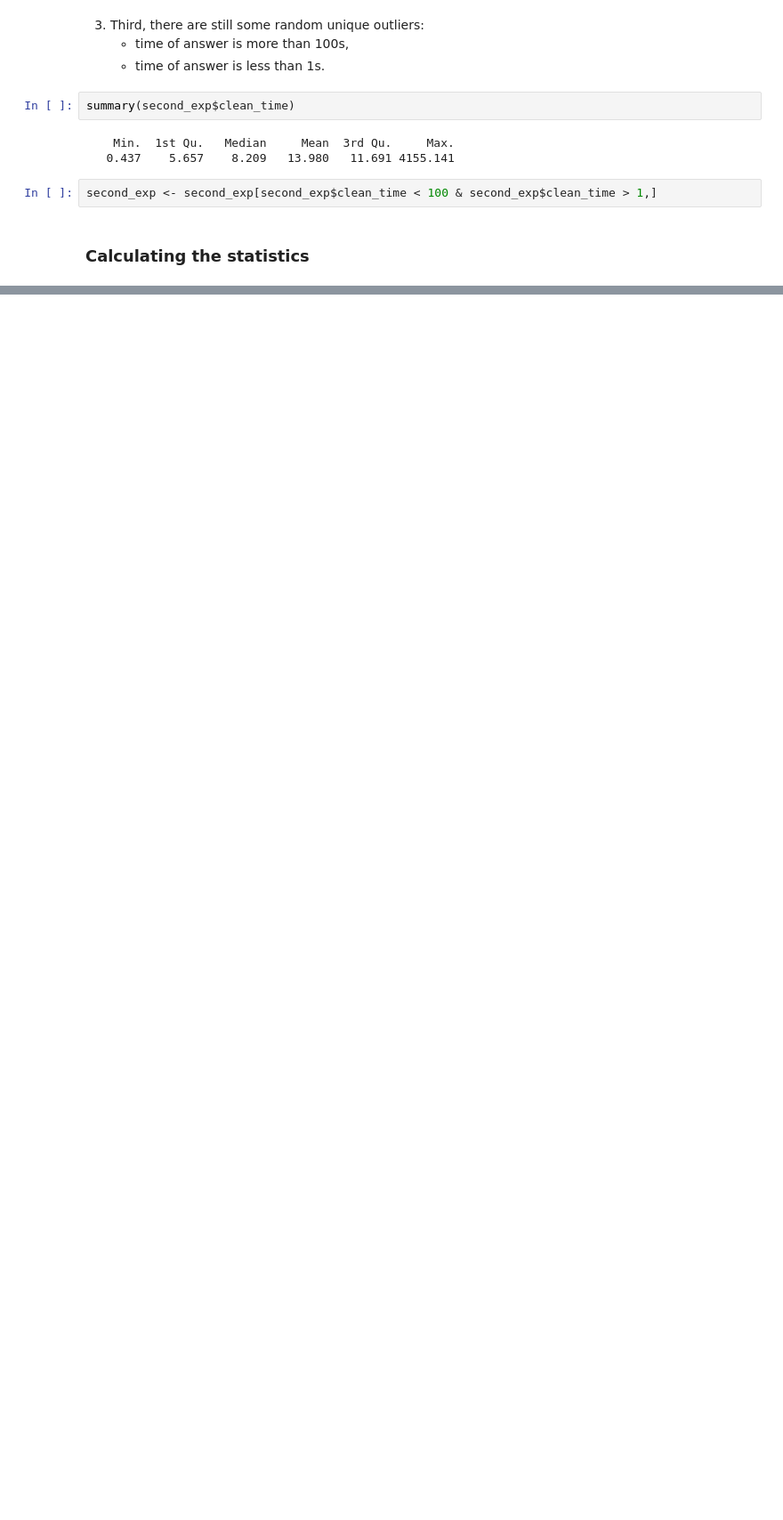
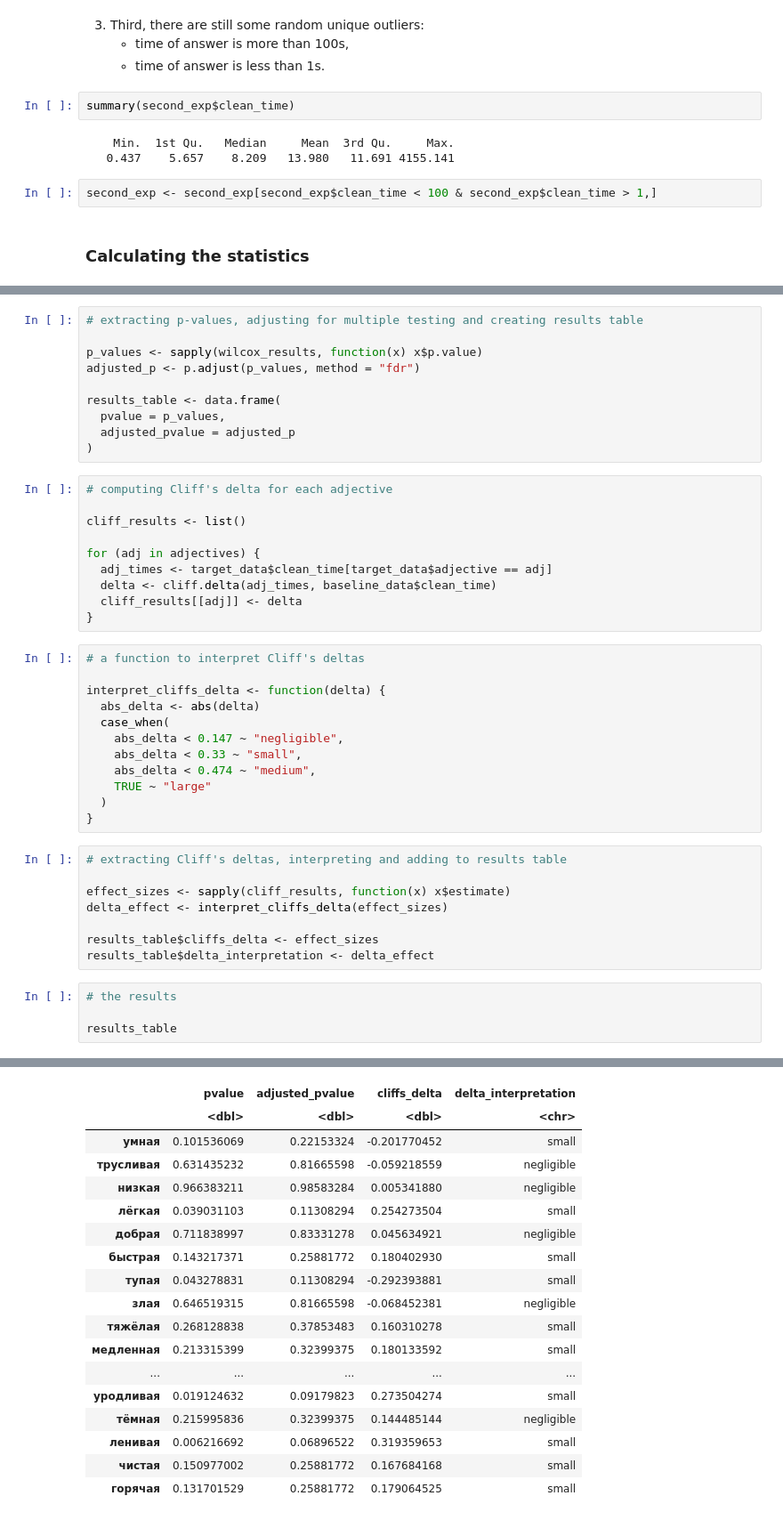
Before and after one commit to KatiaKozlova/stat-project, a Jupyter notebook: stat_project.ipynb, the cells around one changed output, grey strips where cells are left out. Shown: that part at 89% size. Saved outputs shown, nothing was run; the diff lists cells and outputs as text; blank space fills up the shorter version.

```diff
--- a/stat_project.ipynb
+++ b/stat_project.ipynb
@@ -272,0 +379,45 @@ boxplot(second_exp$clean_time,
+# %%
+# extracting p-values, adjusting for multiple testing and creating results table
+
+p_values <- sapply(wilcox_results, function(x) x$p.value)
+adjusted_p <- p.adjust(p_values, method = "fdr")
+
+results_table <- data.frame(
+  pvalue = p_values,
+  adjusted_pvalue = adjusted_p
+)
+# %%
+# сomputing Cliff's delta for each adjective
+
+cliff_results <- list()
+
+for (adj in adjectives) {
+  adj_times <- target_data$clean_time[target_data$adjective == adj]
+  delta <- cliff.delta(adj_times, baseline_data$clean_time)
+  cliff_results[[adj]] <- delta
+}
+# %%
+# a function to interpret Cliff's deltas
+
+interpret_cliffs_delta <- function(delta) {
+  abs_delta <- abs(delta)
+  case_when(
+    abs_delta < 0.147 ~ "negligible",
+    abs_delta < 0.33 ~ "small",
+    abs_delta < 0.474 ~ "medium",
+    TRUE ~ "large"
+  )
+}
+# %%
+# extracting Cliff's deltas, interpreting and adding to results table
+
+effect_sizes <- sapply(cliff_results, function(x) x$estimate)
+delta_effect <- interpret_cliffs_delta(effect_sizes)
+
+results_table$cliffs_delta <- effect_sizes
+results_table$delta_interpretation <- delta_effect
+# %%
+# the results
+
+results_table
+# %% [output]
@@ -272,0 +425,18 @@ boxplot(second_exp$clean_time,
+|  | pvalue | adjusted_pvalue | cliffs_delta | delta_interpretation |
+|  | <dbl> | <dbl> | <dbl> | <chr> |
+| умная | 0.101536069 | 0.22153324 | -0.201770452 | small |
+| трусливая | 0.631435232 | 0.81665598 | -0.059218559 | negligible |
+| низкая | 0.966383211 | 0.98583284 | 0.005341880 | negligible |
+| лёгкая | 0.039031103 | 0.11308294 | 0.254273504 | small |
+| добрая | 0.711838997 | 0.83331278 | 0.045634921 | negligible |
+| быстрая | 0.143217371 | 0.25881772 | 0.180402930 | small |
+| тупая | 0.043278831 | 0.11308294 | -0.292393881 | small |
+| злая | 0.646519315 | 0.81665598 | -0.068452381 | negligible |
+| тяжёлая | 0.268128838 | 0.37853483 | 0.160310278 | small |
+| медленная | 0.213315399 | 0.32399375 | 0.180133592 | small |
+| ... | ... | ... | ... | ... |
+| уродливая | 0.019124632 | 0.09179823 | 0.273504274 | small |
+| тёмная | 0.215995836 | 0.32399375 | 0.144485144 | negligible |
+| ленивая | 0.006216692 | 0.06896522 | 0.319359653 | small |
+| чистая | 0.150977002 | 0.25881772 | 0.167684168 | small |
+| горячая | 0.131701529 | 0.25881772 | 0.179064525 | small |
```
Also changed, not shown: parts of 25 cells of this notebook.
